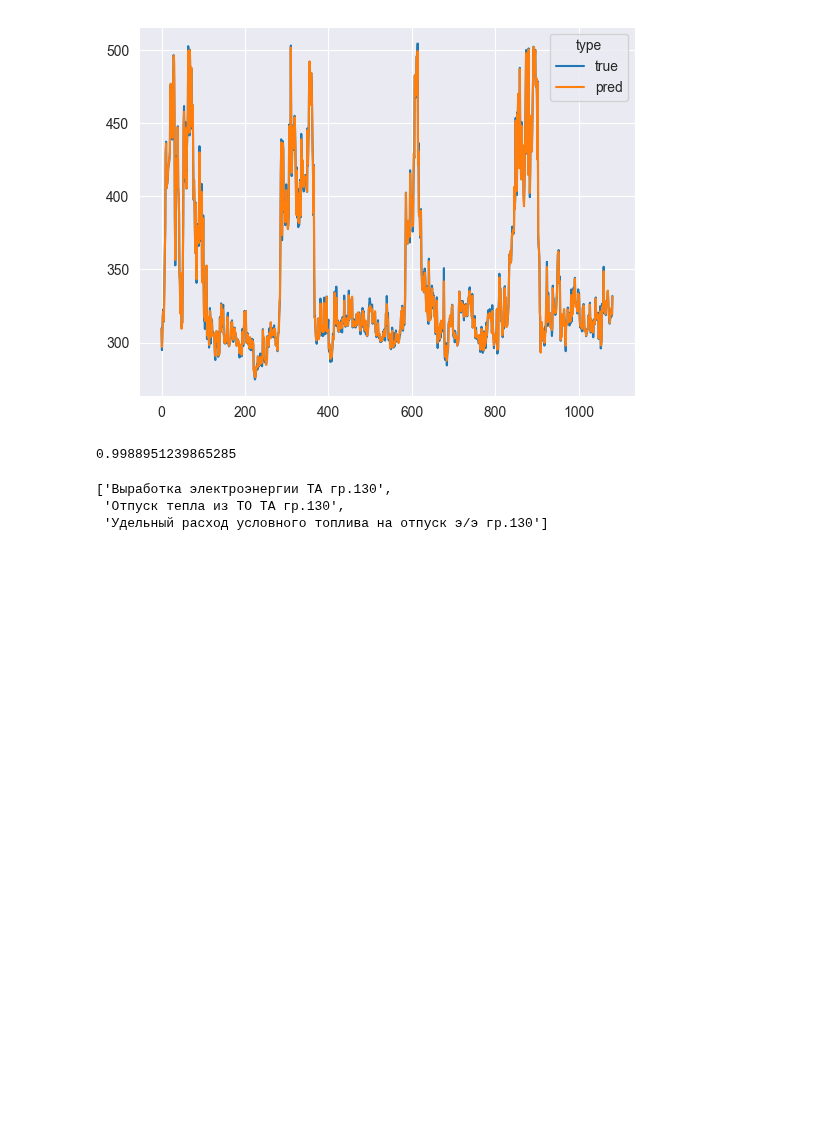
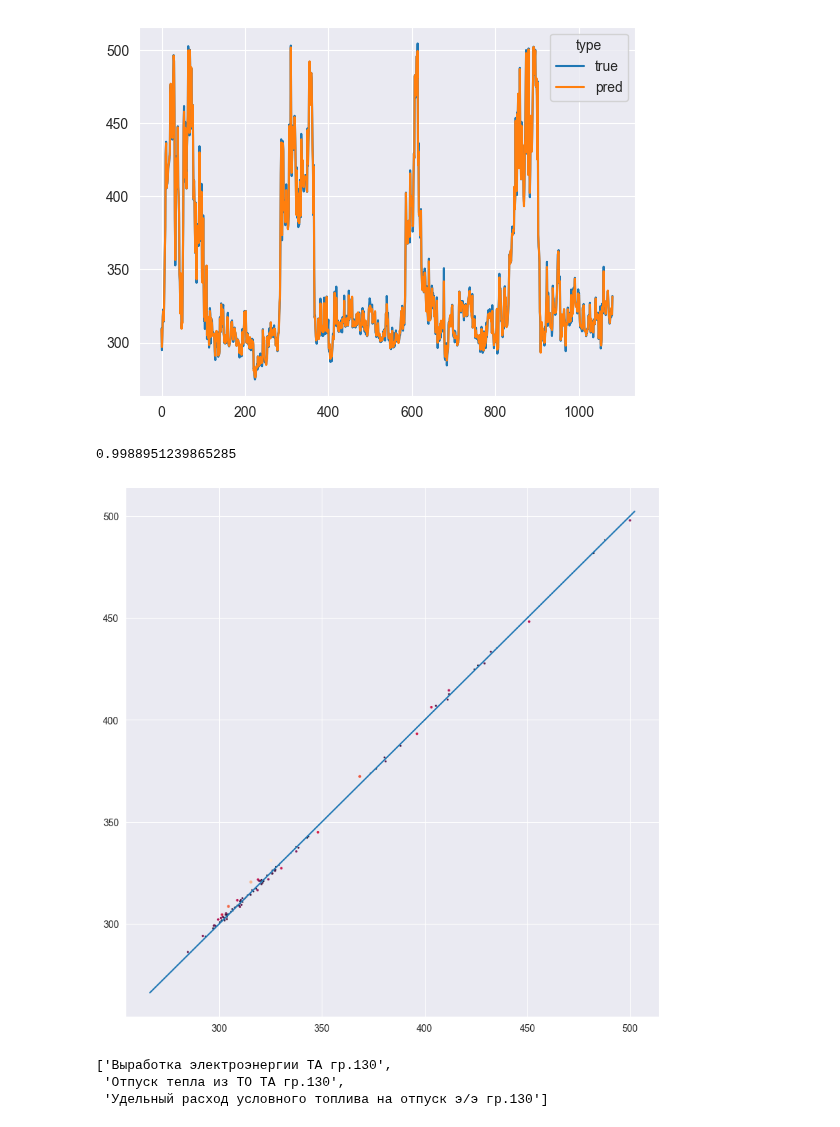
Before and after one commit to llitone/fuel-consumption-prediction, a Jupyter notebook: predictions/xgb_fuelTA130.ipynb, the cells around one changed output. Cells and saved outputs as stored; diff of their text form; code cells hidden in the pictures; blank space fills up the shorter version.

```diff
--- a/predictions/xgb_fuelTA130.ipynb
+++ b/predictions/xgb_fuelTA130.ipynb
@@ -290,6 +290,17 @@ for real, pred in zip(y, predictions):
                 real, pred, abs(real - pred)
             )
         )
+# %%
+test_predictions = np.array(model.predict(X_test))
+area = abs(y_test - test_predictions)
+plt.figure(figsize=(10, 10))
+plt.plot(
+    np.arange(min(test_predictions) - 20, max(test_predictions) + 5),
+    np.arange(min(test_predictions) - 20, max(test_predictions) + 5)
+)
+plt.scatter(y_test, test_predictions, marker='o', s=area, c=area);
+# %% [output]
+[figure, added]
 # %%
 if not os.path.isdir("models"):
     os.mkdir("models")
```
Also changed, not shown: parts of 1 cell of this notebook, 4 other files.
